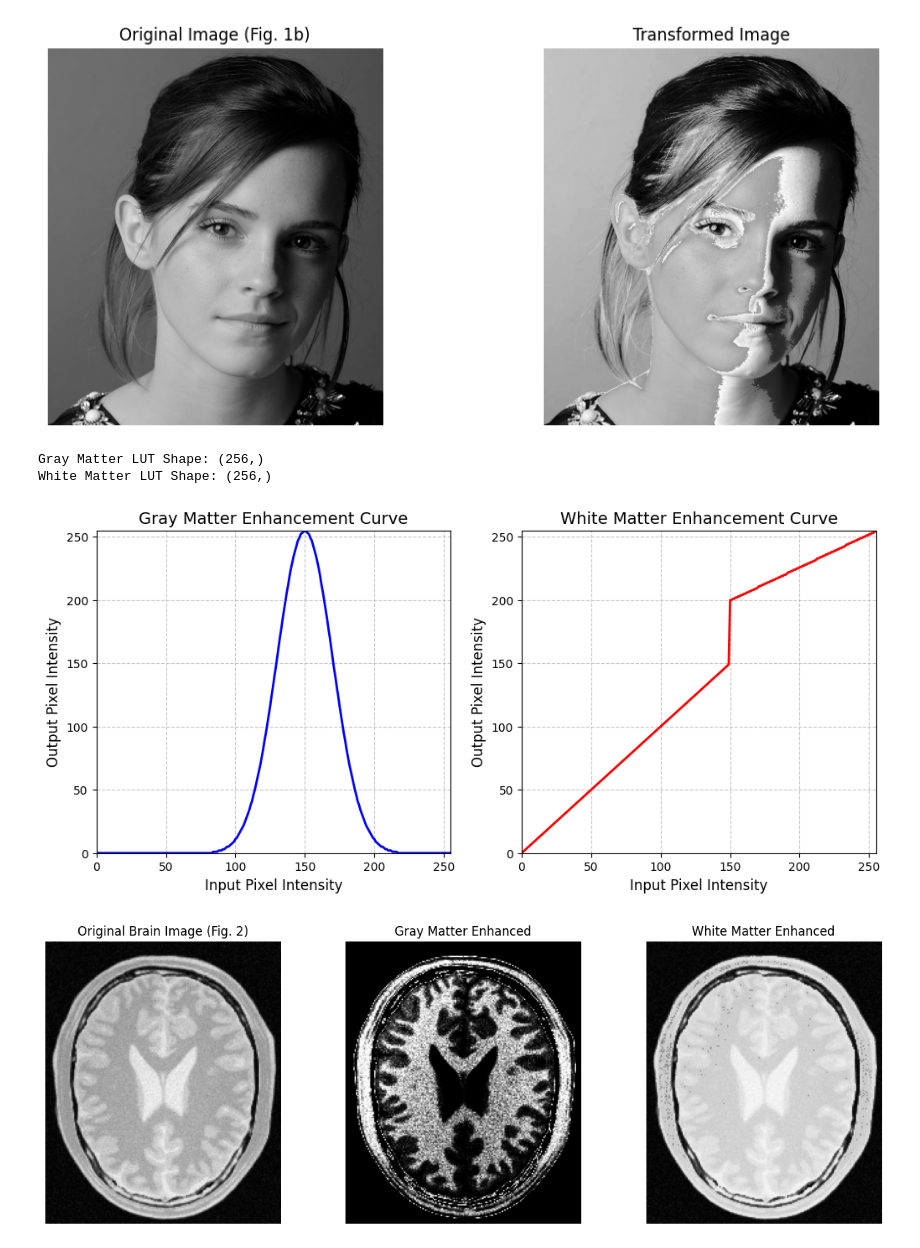
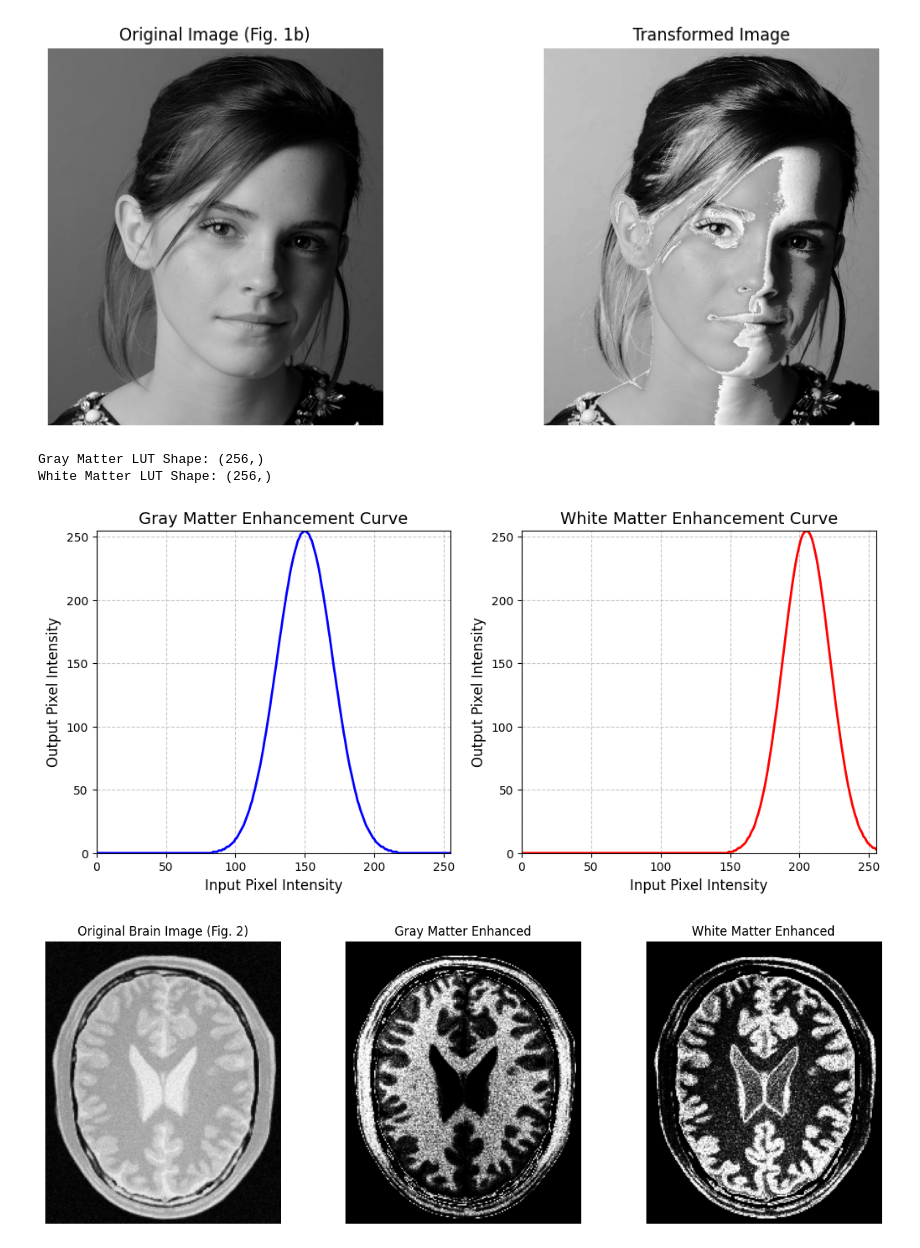
Before and after one commit to HansaniKaumadi/EN3160, a Jupyter notebook: assignment1/assignment1.ipynb, the cells around one changed output. Saved outputs shown, nothing was run; the diff lists cells and outputs as text; code cells hidden in the pictures.

```diff
--- a/assignment1/assignment1.ipynb
+++ b/assignment1/assignment1.ipynb
@@ -70,11 +70,13 @@ input_intensities = np.linspace(0, 255, 256)  # Input intensities (0-255)
 gray_lut = 255 * np.exp(-((input_intensities - gray_center)**2) / (2 * gray_spread**2))  # Gaussian pulse
 gray_lut = np.clip(gray_lut, 0, 255).astype(np.uint8)  # Clip to valid intensity range [0, 255]
 
-# Create transformation for white matter to enhance high intensities
-# Linearly maps 150-255 to 200-255, keeping lower intensities unchanged
-white_lut = np.zeros(256, dtype=np.uint8)  # Initialize transformation array
-white_lut[:150] = input_intensities[:150]  # Keep 0-149 unchanged
-white_lut[150:] = np.linspace(200, 255, 106).astype(np.uint8)  # Stretch 150-255 to 200-255
+# Create transformation for white matter using a Gaussian pulse
+# Centers at intensity 200 to boost mid-range intensities (gray matter)
+white_center = 205  # Mean of Gaussian, targeting gray matter
+white_spread = 17  # Standard deviation for Gaussian spread
+input_intensities = np.linspace(0, 255, 256)  # Input intensities (0-255)
+white_lut = 255 * np.exp(-((input_intensities - white_center)**2) / (2 * white_spread**2))  # Gaussian pulse
+white_lut = np.clip(white_lut, 0, 255).astype(np.uint8)  # Clip to valid intensity range [0, 255]
 
 # Verify transformation array shapes
 print(f"Gray Matter LUT Shape: {gray_lut.shape}")
@@ -102,32 +104,32 @@ plt.ylim(0, 255)
 plt.grid(True, linestyle='--', alpha=0.7)
 plt.savefig('q2_transform_curves.png', dpi=300, bbox_inches='tight')
 plt.show()
 
 # Apply transformations to enhance gray and white matter
 gray_enhanced = cv.LUT(brain, gray_lut)  # Apply Gaussian transform for gray matter
 white_enhanced = cv.LUT(brain, white_lut)  # Apply linear transform for white matter
 
 # Visualize original and enhanced images
 plt.figure(figsize=(15, 5))
 # Original image
 plt.subplot(131)
 plt.imshow(brain, cmap='gray', vmin=0, vmax=255)
 plt.title("Original Brain Image (Fig. 2)", fontsize=12)
 plt.axis('off')
 # Gray matter enhanced
 plt.subplot(132)
 plt.imshow(gray_enhanced, cmap='gray', vmin=0, vmax=255)
 plt.title("Gray Matter Enhanced", fontsize=12)
 plt.axis('off')
 # White matter enhanced
 plt.subplot(133)
 plt.imshow(white_enhanced, cmap='gray', vmin=0, vmax=255)
 plt.title("White Matter Enhanced", fontsize=12)
 plt.axis('off')
 plt.savefig('q2_image_results.png', dpi=300, bbox_inches='tight')
 plt.show()
 # %% [output]
 Gray Matter LUT Shape: (256,)
 White Matter LUT Shape: (256,)
-[figure, old version]
+[figure, new version]
-[figure, old version]
+[figure, new version]
```
Also changed, not shown: parts of 2 cells of this notebook.
